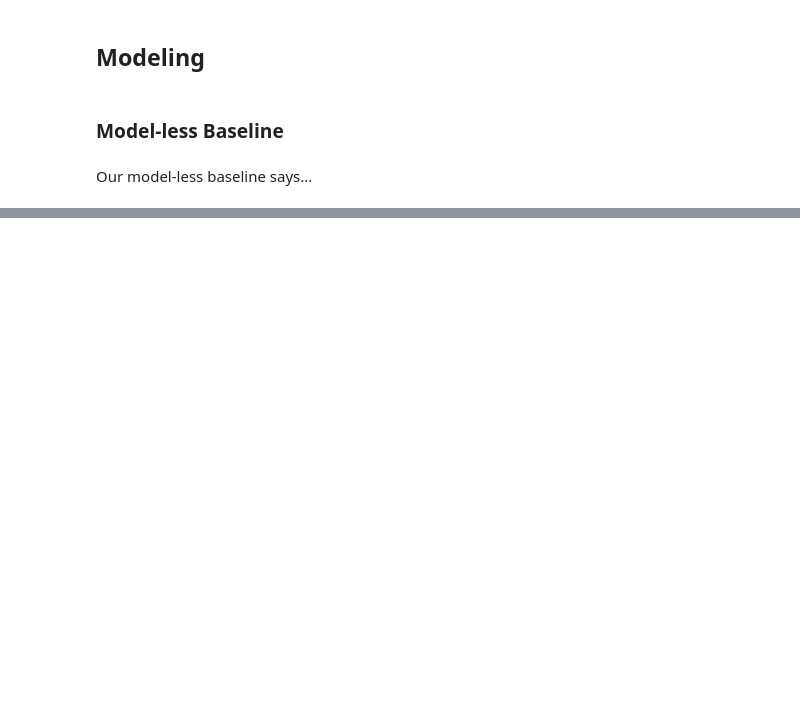
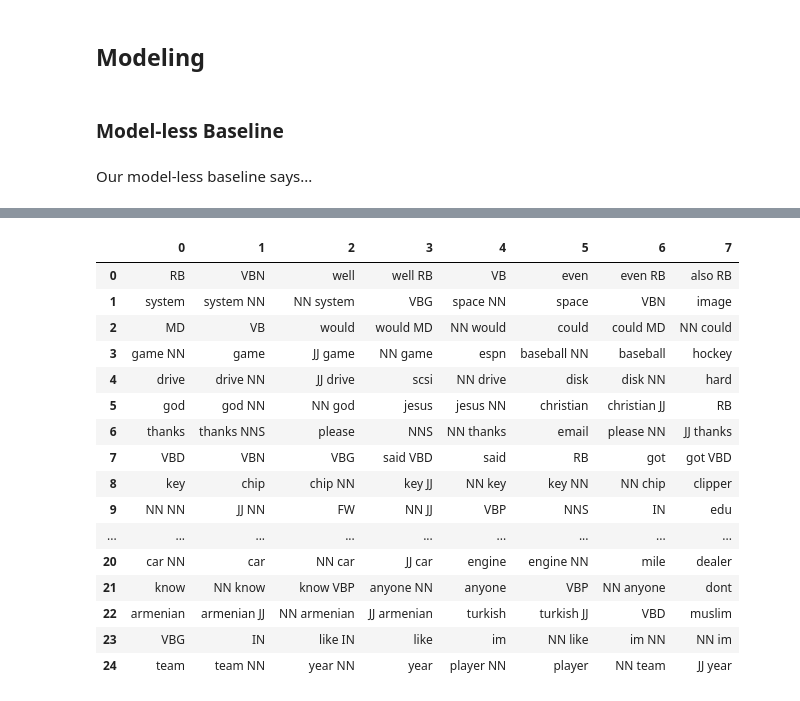
Before and after one commit to danielhlee4/NewsgroupAnalysis, a Jupyter notebook: NewsgroupAnalysis.ipynb, the cells around one changed output, grey strips where cells are left out. Drawn from its saved outputs; the diff is of its cells as text; code cells hidden in the pictures; blank space fills up the shorter version.

Commit message:
model formatting

```diff
--- a/NewsgroupAnalysis.ipynb
+++ b/NewsgroupAnalysis.ipynb
@@ -694,13 +474,12 @@ plt.show()
 # sklearn nmf model
 
 texts = df['text']
-texts = [str(d).split() for d in texts]
 
 # Create the tfidf weights
 tfidf_vectorizer = TfidfVectorizer(
     min_df=3,
     max_df=0.85,
-    max_features=30000,
+    max_features=50000,
     ngram_range=(1, 2),
     preprocessor=' '.join
 )
@@ -708,11 +487,11 @@ tfidf_vectorizer = TfidfVectorizer(
 tfidf = tfidf_vectorizer.fit_transform(texts)
 
 # Save the feature names for later to create topic summaries
-feature_names = tfidf_vectorizer.get_feature_names()
+tfidf_fn = tfidf_vectorizer.get_feature_names()
 
 # Run the nmf model
 nmf = NMF(
-    n_components=73,
+    n_components=25,
     init='nndsvd',
     max_iter=500,
     l1_ratio=0.0,
@@ -721,4 +500,28 @@ nmf = NMF(
     tol=1e-4,
     random_state=42
 ).fit(tfidf)
+# %%
+def top_words(topic, n_top_words):
+    return topic.argsort()[:-n_top_words - 1:-1]
+# %%
+def topic_table(model, feature_names, n_top_words):
+    topics = {}
+    for topic_idx, topic in enumerate(model.components_):
+        t = (topic_idx)
+        topics[t] = [feature_names[i] for i in top_words(topic, n_top_words)]
+    return pd.DataFrame(topics)
+
+
+def whitespace_tokenizer(text):
+    pattern = r"(?u)\b\w\w+\b"
+    tokenizer_regex = RegexpTokenizer(pattern)
+    tokens = tokenizer_regex.tokenize(text)
+    return tokens
+
+
+# Funtion to remove duplicate words
+def unique_words(text):
+    ulist = []
+    [ulist.append(x) for x in text if x not in ulist]
+    return ulist
 # %%
@@ -749,0 +560,31 @@ NameError: name 'topic_table' is not defined
+# %%
+from nltk.tokenize import RegexpTokenizer
+docweights = nmf.transform(tfidf_vectorizer.transform(texts))
+
+n_top_words = 8
+
+topic_df = topic_table(
+    nmf,
+    tfidf_fn,
+    n_top_words
+).T
+# %%
+topic_df
+# %% [output]
+|  | 0 | 1 | 2 | 3 | 4 | 5 | 6 | 7 |
+| 0 | RB | VBN | well | well RB | VB | even | even RB | also RB |
+| 1 | system | system NN | NN system | VBG | space NN | space | VBN | image |
+| 2 | MD | VB | would | would MD | NN would | could | could MD | NN could |
+| 3 | game NN | game | JJ game | NN game | espn | baseball NN | baseball | hockey |
+| 4 | drive | drive NN | JJ drive | scsi | NN drive | disk | disk NN | hard |
+| 5 | god | god NN | NN god | jesus | jesus NN | christian | christian JJ | RB |
+| 6 | thanks | thanks NNS | please | NNS | NN thanks | email | please NN | JJ thanks |
+| 7 | VBD | VBN | VBG | said VBD | said | RB | got | got VBD |
+| 8 | key | chip | chip NN | key JJ | NN key | key NN | NN chip | clipper |
+| 9 | NN NN | JJ NN | FW | NN JJ | VBP | NNS | IN | edu |
+| ... | ... | ... | ... | ... | ... | ... | ... | ... |
+| 20 | car NN | car | NN car | JJ car | engine | engine NN | mile | dealer |
+| 21 | know | NN know | know VBP | anyone NN | anyone | VBP | NN anyone | dont |
+| 22 | armenian | armenian JJ | NN armenian | JJ armenian | turkish | turkish JJ | VBD | muslim |
+| 23 | VBG | IN | like IN | like | im | NN like | im NN | NN im |
+| 24 | team | team NN | year NN | year | player NN | player | NN team | JJ year |
```
Also changed, not shown: parts of 18 cells of this notebook.
